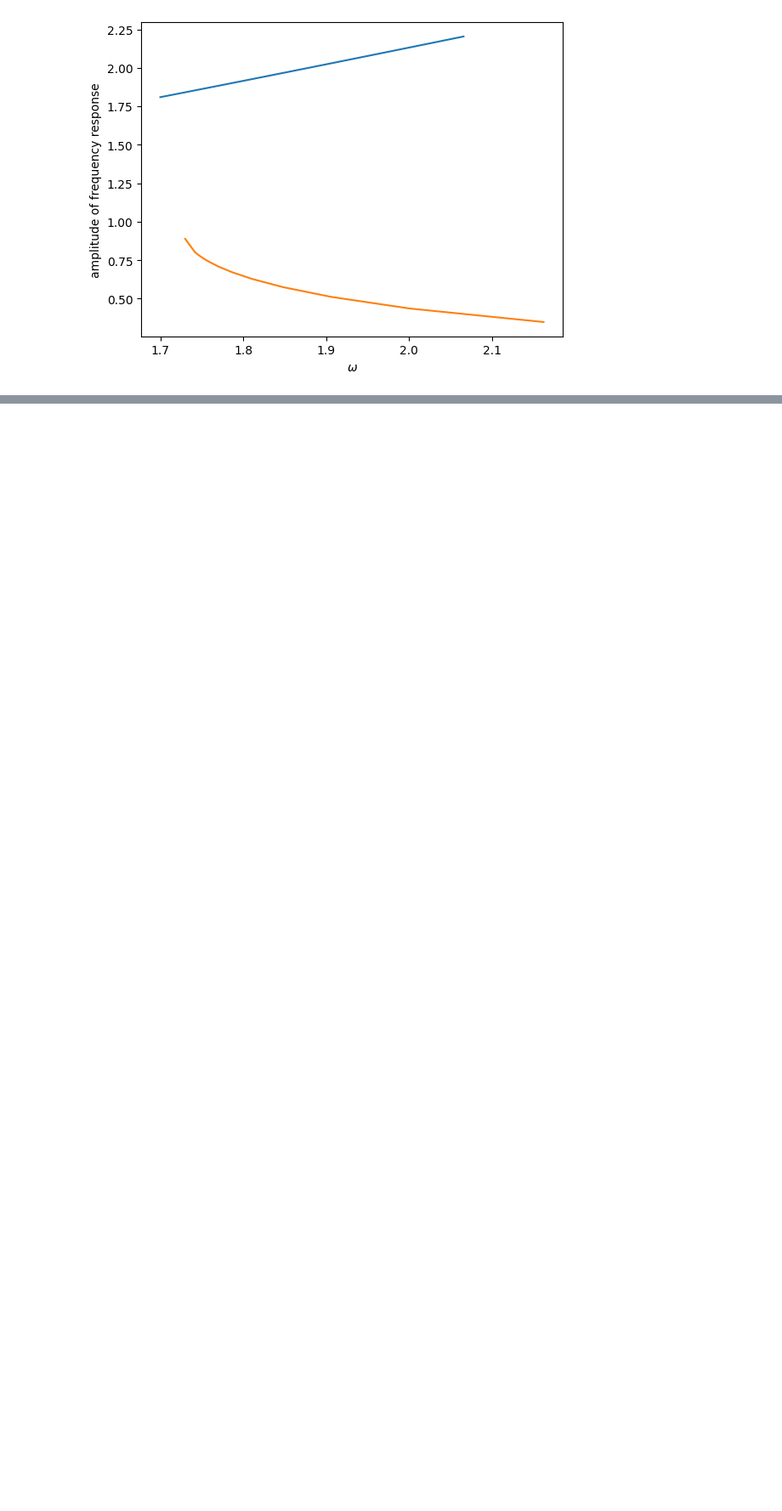
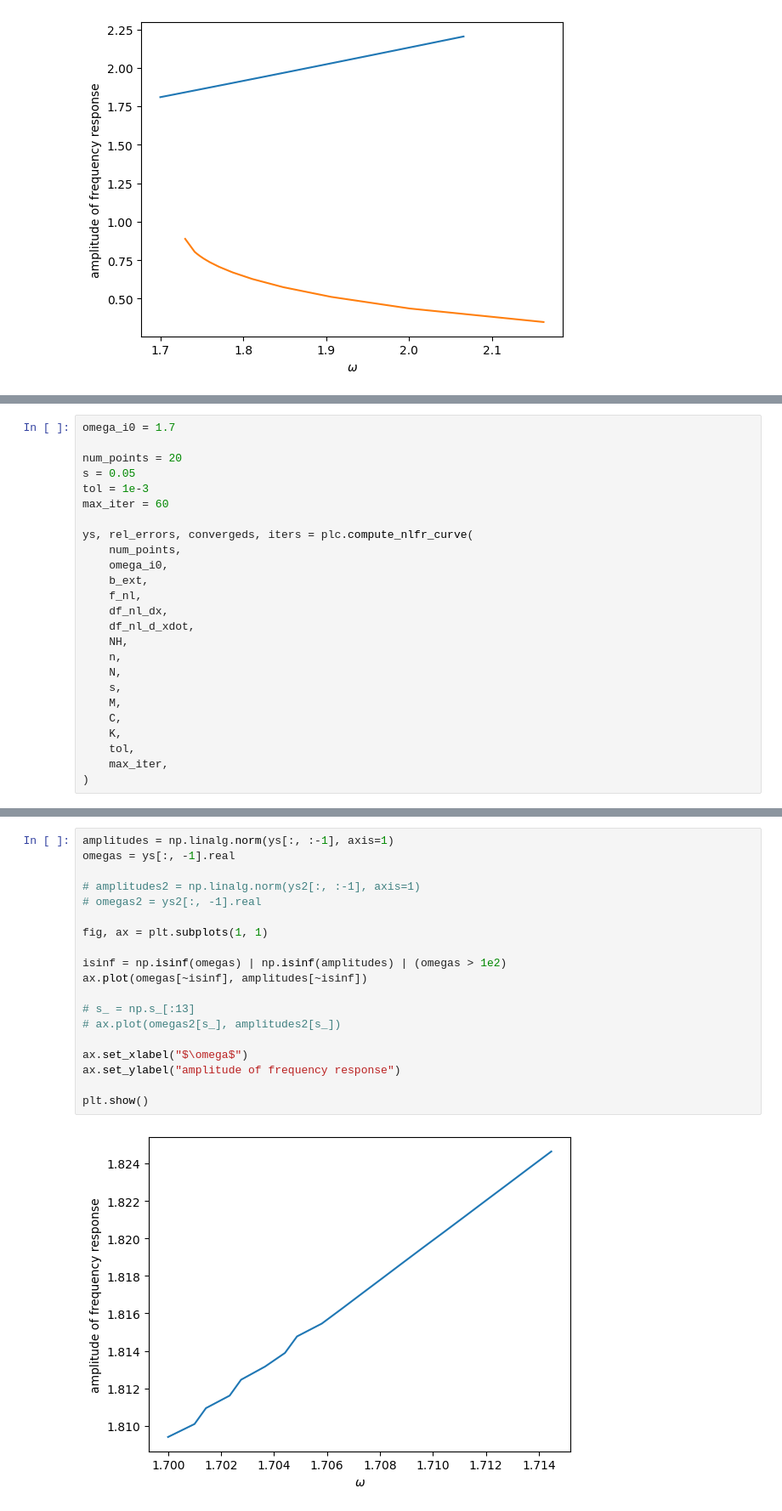
Before and after one commit to schilln/harmonic_balance_python, a Jupyter notebook: experiment/duffing.ipynb, the cells around one changed output, grey strips where cells are left out. Shown: that part at 85% size. Cells and saved outputs as stored; diff of their text form; blank space fills up the shorter version.

Commit message:
fixed some errors

```diff
--- a/experiment/duffing.ipynb
+++ b/experiment/duffing.ipynb
@@ -378,0 +382,25 @@ plt.show()
+# %%
+omega_i0 = 1.7
+
+num_points = 20
+s = 0.05
+tol = 1e-3
+max_iter = 60
+
+ys, rel_errors, convergeds, iters = plc.compute_nlfr_curve(
+    num_points,
+    omega_i0,
+    b_ext,
+    f_nl,
+    df_nl_dx,
+    df_nl_d_xdot,
+    NH,
+    n,
+    N,
+    s,
+    M,
+    C,
+    K,
+    tol,
+    max_iter,
+)
@@ -378,0 +419,21 @@ plt.show()
+# %%
+amplitudes = np.linalg.norm(ys[:, :-1], axis=1)
+omegas = ys[:, -1].real
+
+# amplitudes2 = np.linalg.norm(ys2[:, :-1], axis=1)
+# omegas2 = ys2[:, -1].real
+
+fig, ax = plt.subplots(1, 1)
+
+isinf = np.isinf(omegas) | np.isinf(amplitudes) | (omegas > 1e2)
+ax.plot(omegas[~isinf], amplitudes[~isinf])
+
+# s_ = np.s_[:13]
+# ax.plot(omegas2[s_], amplitudes2[s_])
+
+ax.set_xlabel("$\omega$")
+ax.set_ylabel("amplitude of frequency response")
+
+plt.show()
+# %% [output]
+[figure, added]
```
Also changed, not shown: parts of 4 cells of this notebook, 1 other file.
